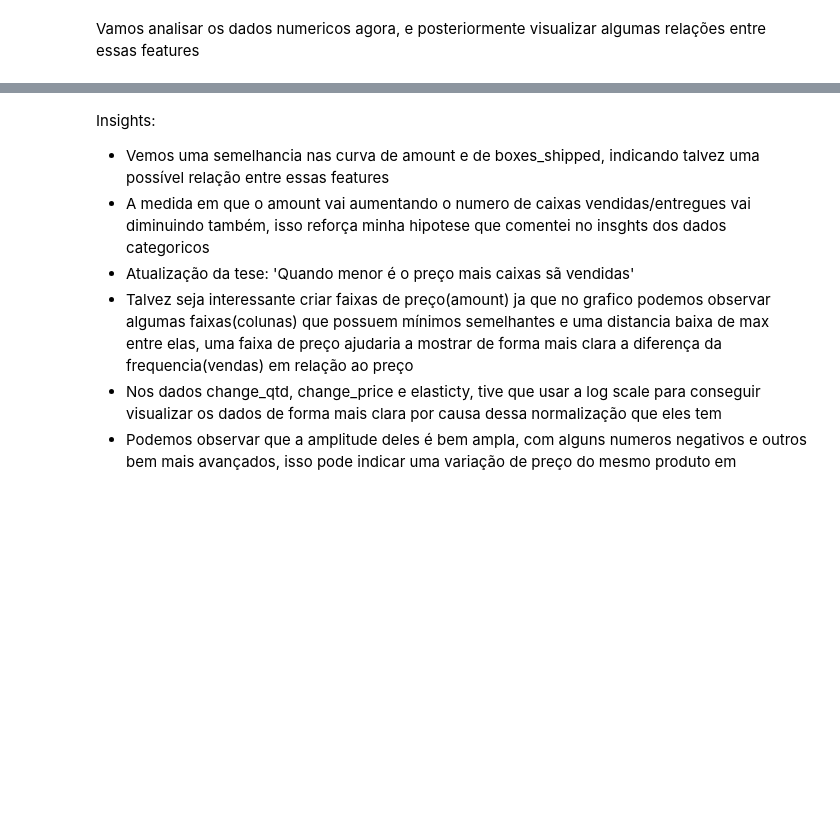
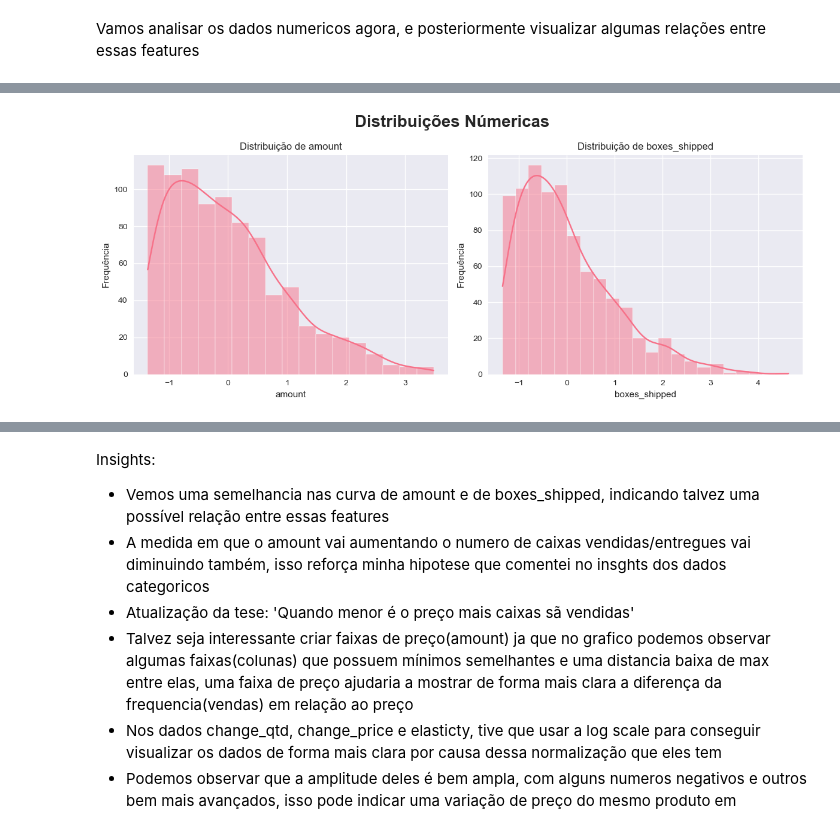
Before and after one commit to MatheusFran/ElasticidadePreco, a Jupyter notebook: notebooks/0.01-EDA.ipynb, the cells around one changed output, grey strips where cells are left out. Cells and saved outputs as stored; diff of their text form; code cells hidden in the pictures; blank space fills up the shorter version.

```diff
--- a/notebooks/0.01-EDA.ipynb
+++ b/notebooks/0.01-EDA.ipynb
@@ -305,0 +197,7 @@ Name: count, dtype: int64
+# %%
+print('-' *40)
+for col in categorical_features:
+    print(f'{col} valores únicos: {train[col].nunique()}')
+    print('-' *40)
+    print(f'{train[col].value_counts().sort_values(ascending=False)}')
+    print('-' *40)
@@ -407,0 +232,8 @@ plt.show()
+# %%
+scale = StandardScaler()
+train_scaled = train.copy()
+for col in numeric_features:
+    train_scaled[col] = scale.fit_transform(train[[col]])
+
+print(train_scaled[numeric_features].mean())
+print(train_scaled[numeric_features].std())
@@ -407,0 +253,4 @@ plt.show()
+# %%
+numericalDistri(train_scaled,['amount','boxes_shipped'],2)
+# %% [output]
+[figure, added]
```
Also changed, not shown: parts of 30 cells of this notebook, 1 other file.
